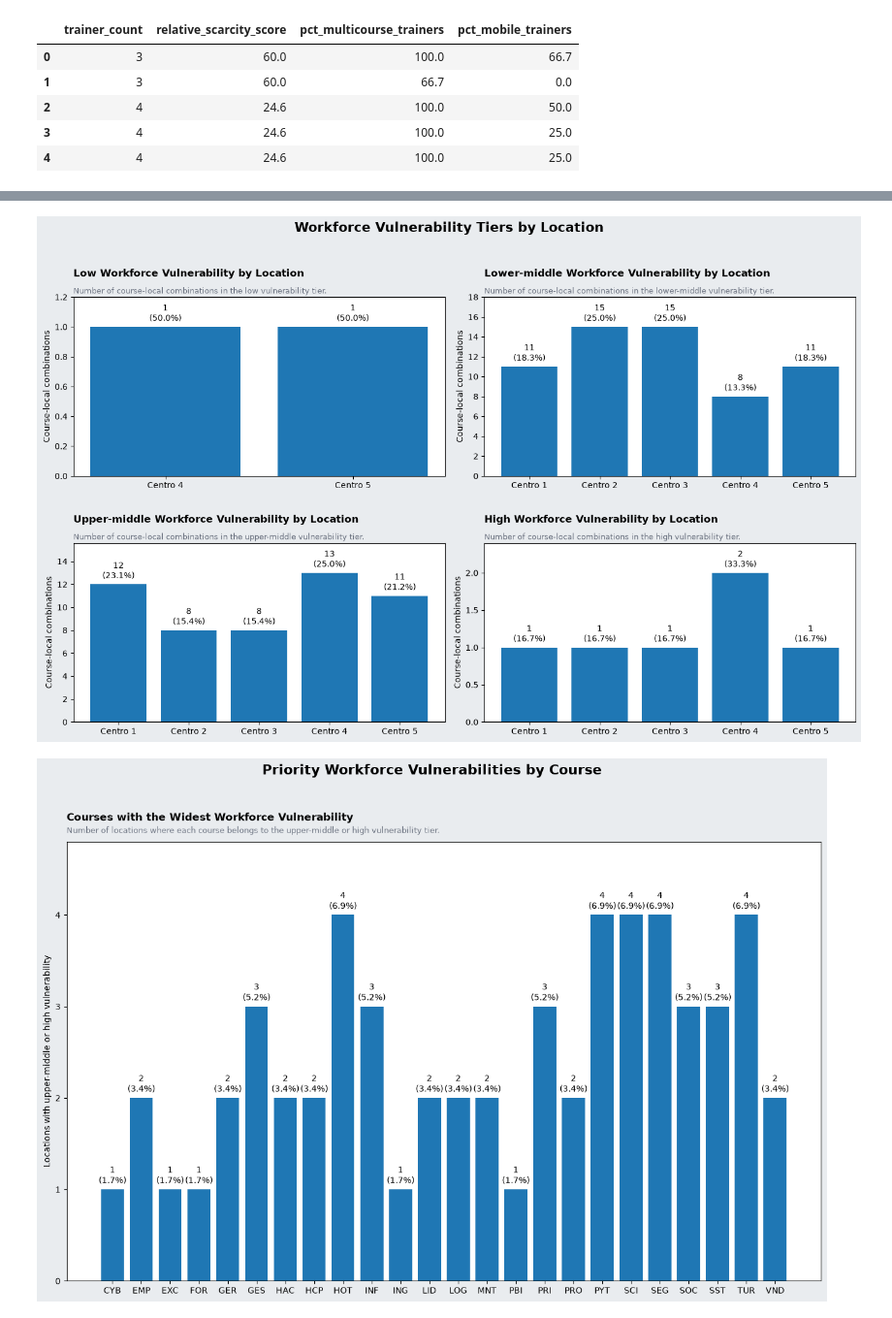
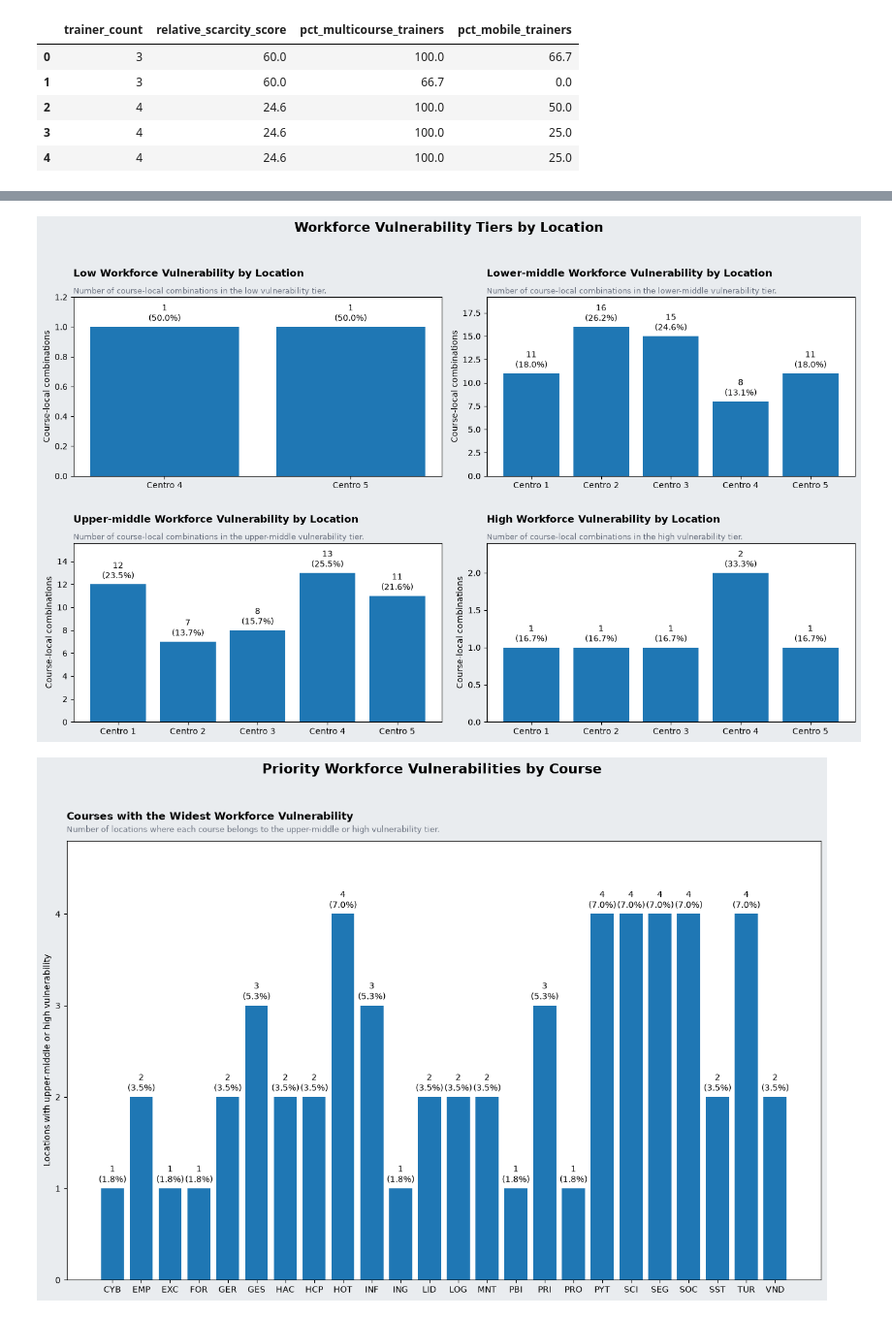
Before and after one commit to nathansperinde/Hiring-Needs-Analysis, a Jupyter notebook: notebooks/02_workforce_analysis.ipynb, the cells around one changed output, grey strips where cells are left out. Shown at 97% size. Drawn from its saved outputs; the diff is of its cells as text; code cells hidden in the pictures.

Commit message:
Add scores CSVs and  hiring needs analysis notebook

```diff
--- a/notebooks/02_workforce_analysis.ipynb
+++ b/notebooks/02_workforce_analysis.ipynb
@@ -631,9 +633,9 @@ plot_heatmap(
 [figure]
 # %%
 WORKFORCE_SCORE_WEIGHTS = {
-    "relative_scarcity": 0.5,
-    "course_sharing": 0.25,
-    "location_sharing": 0.25
+    "relative_scarcity": 0.60,
+    "course_sharing": 0.20,
+    "location_sharing": 0.20
 }
 
 WORKFORCE_FEATURE_COLUMNS = [
@@ -694,7 +696,7 @@ workforce_features_df.head()
 | 4 | CYB | Cibersegurança Básica | Informática | Centro 5 | 4 | 0 | ... |
 5 rows × 21 columns
 # %%
-workforce_features_df = (
+workforce_scored_features_df = (
     workforce_features_df
     .assign(
         relative_scarcity_score=lambda df:
@@ -709,7 +711,7 @@ workforce_features_df = (
     )
 )
 
-workforce_features_df[
+workforce_scored_features_df[
     [
         "trainer_count",
         "relative_scarcity_score",
@@ -725,8 +727,8 @@ workforce_features_df[
 | 3 | 4 | 24.6 | 100.0 | 25.0 |
 | 4 | 4 | 24.6 | 100.0 | 25.0 |
 # %%
-workforce_features_df = (
-    workforce_features_df
+workforce_scored_features_df = (
+    workforce_scored_features_df
     .assign(
         relative_scarcity_contribution=lambda df:
             df["relative_scarcity_score"]
@@ -754,7 +756,7 @@ workforce_features_df = (
     )
 )
 
-workforce_features_df[
+workforce_scored_features_df[
     [
         "relative_scarcity_contribution",
         "course_sharing_contribution",
@@ -772,6 +774,6 @@ workforce_features_df[
 # %%
-workforce_features_df = (
-    workforce_features_df
+workforce_scored_features_df = (
+    workforce_scored_features_df
     .assign(
         workforce_score_percentile=lambda df:
             df["workforce_base_score"]
@@ -833,6 +835,6 @@ workforce_features_df = (
     .loc[:, WORKFORCE_FEATURE_COLUMNS]
 )
 
-workforce_features_df
+workforce_scored_features_df
 # %% [output]
 |  | course_id | course_name | course_area | local | trainer_count | pct_multicourse_trainers | ... |
@@ -882,9 +884,9 @@ vulnerability_tiers = [
 workforce_location_tier_df = pd.concat(
     {
         f"{tier.lower()}_local": (
-            workforce_features_df
+            workforce_scored_features_df
             .loc[
-                workforce_features_df["workforce_vulnerability_tier"]
+                workforce_scored_features_df["workforce_vulnerability_tier"]
                 .eq(tier),
                 "local"
             ]
@@ -913,32 +915,32 @@ plot_workforce_profiles(
     figsize=(14,9)
 )
 # %% [output]
-[figure, old version]
+[figure, new version]
 # %%
 priority_courses_df = (
-    workforce_features_df
+    workforce_scored_features_df
     .loc[
-        workforce_features_df["workforce_vulnerability_tier"]
+        workforce_scored_features_df["workforce_vulnerability_tier"]
         .isin(["Upper-middle", "High"]),
         ["course_id"]
     ]
     .copy()
 )
 
 course_vulnerability_charts = {
     "course_id": (
         "Courses with the Widest Workforce Vulnerability",
         "Number of locations where each course belongs to the upper-middle or high vulnerability tier."
     )
 }
 
 plot_workforce_profiles(
     df=priority_courses_df,
     charts=course_vulnerability_charts,
     subtitle="Priority Workforce Vulnerabilities by Course",
     ylabel="Locations with upper-middle or high vulnerability",
     nrows=1,
     ncols=1
 )
 # %% [output]
-[figure, old version]
+[figure, new version]
```
Also changed, not shown: parts of 5 cells of this notebook, 6 other files.
